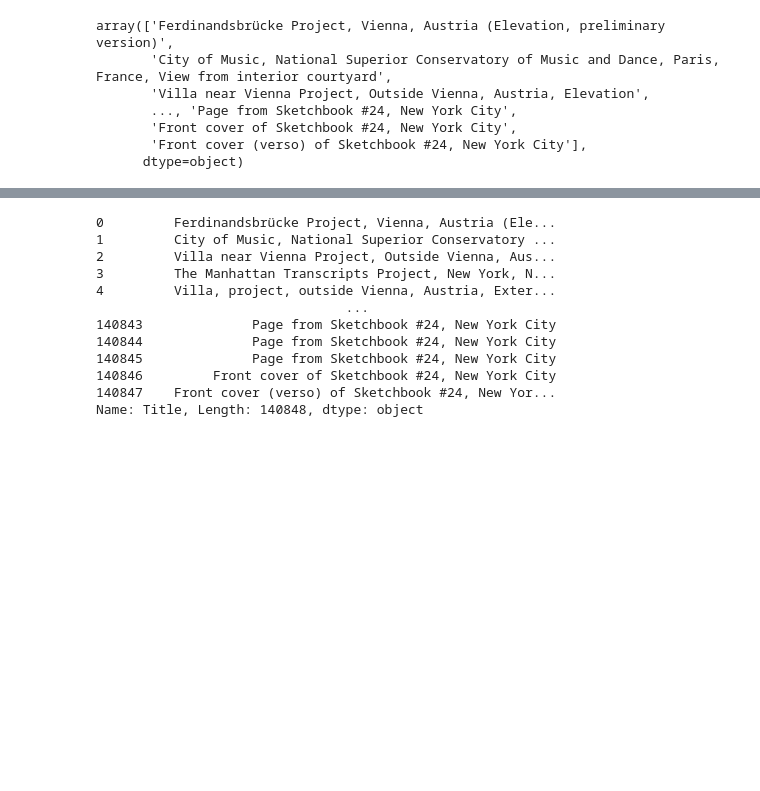
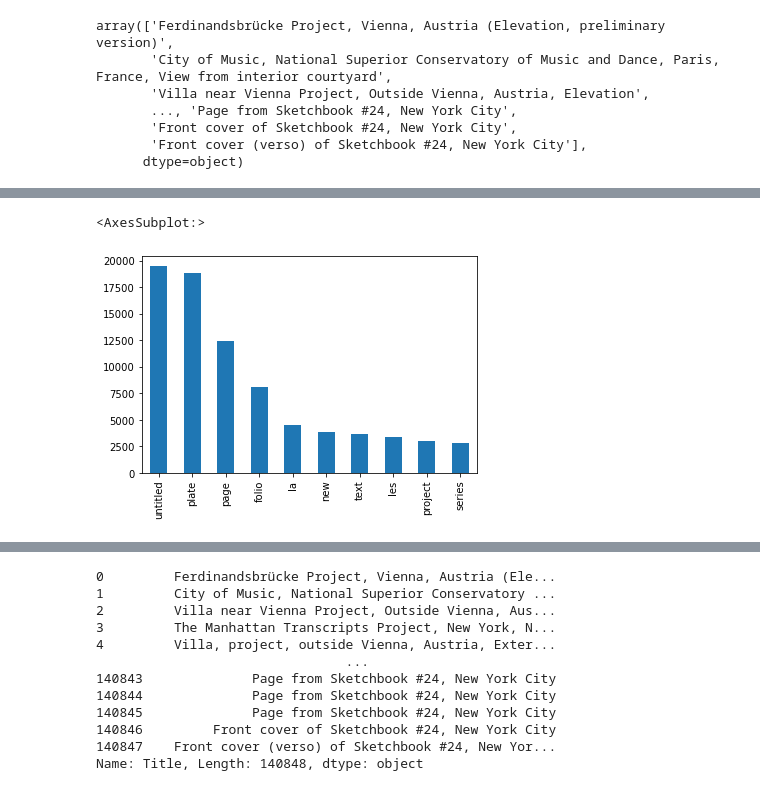
Before and after one commit to Data-Epic/Ghost_Warriors, a Jupyter notebook: Project4/Analysis.ipynb, the cells around one changed output, grey strips where cells are left out. Saved outputs shown, nothing was run; the diff lists cells and outputs as text; code cells hidden in the pictures; blank space fills up the shorter version.

```diff
--- a/Project4/Analysis.ipynb
+++ b/Project4/Analysis.ipynb
@@ -818,0 +709,11 @@ artworks_df.describe()
+# %%
+# Convert the result to a DataFrame
+word_counts = pd.DataFrame(title_matrix.toarray(), columns=vectorizer.get_feature_names_out())
+
+# Get the sum of each word across all titles
+total_word_counts = word_counts.sum()
+
+# Get the most common words
+most_common_words = total_word_counts.sort_values(ascending=False).head(10)
+
+print(most_common_words)
@@ -818,0 +732,5 @@ artworks_df.describe()
+# %%
+most_common_words.plot(kind='bar')
+# %% [output]
+<AxesSubplot:>
+[figure, added]
```
Also changed, not shown: parts of 87 cells of this notebook.
